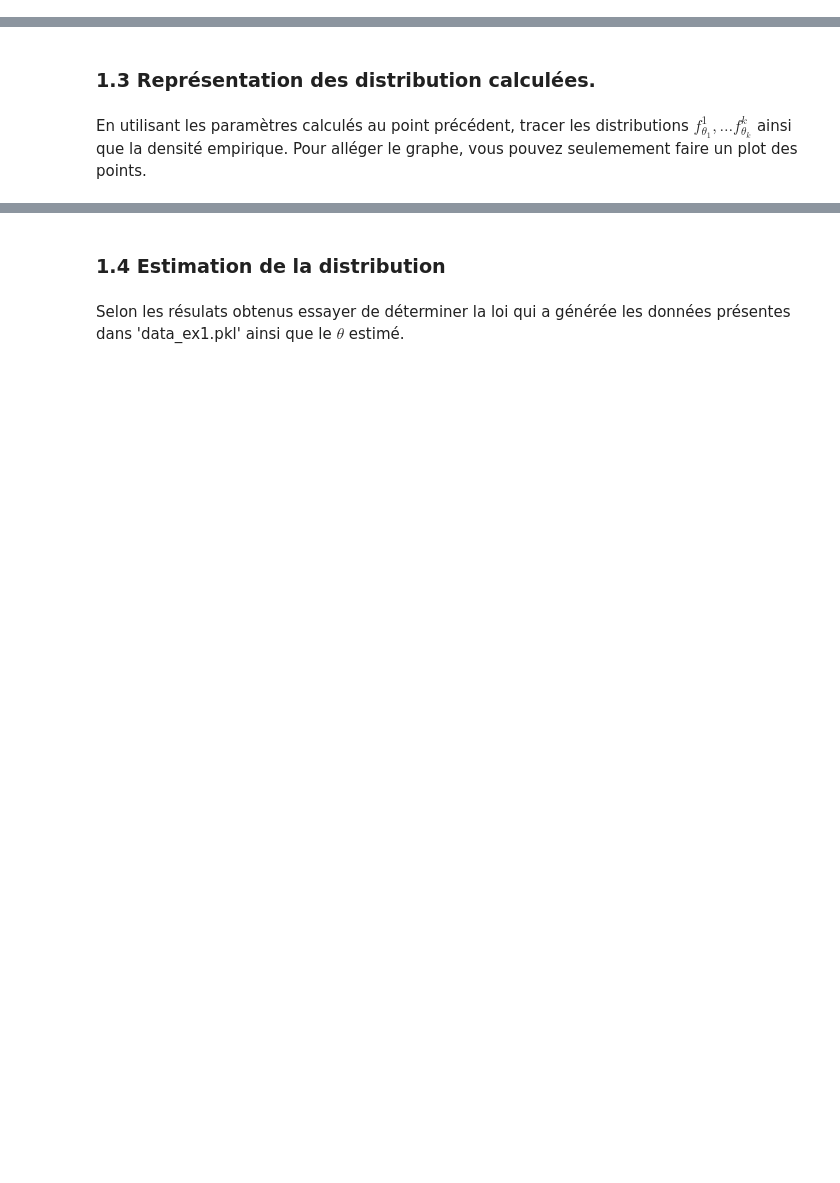
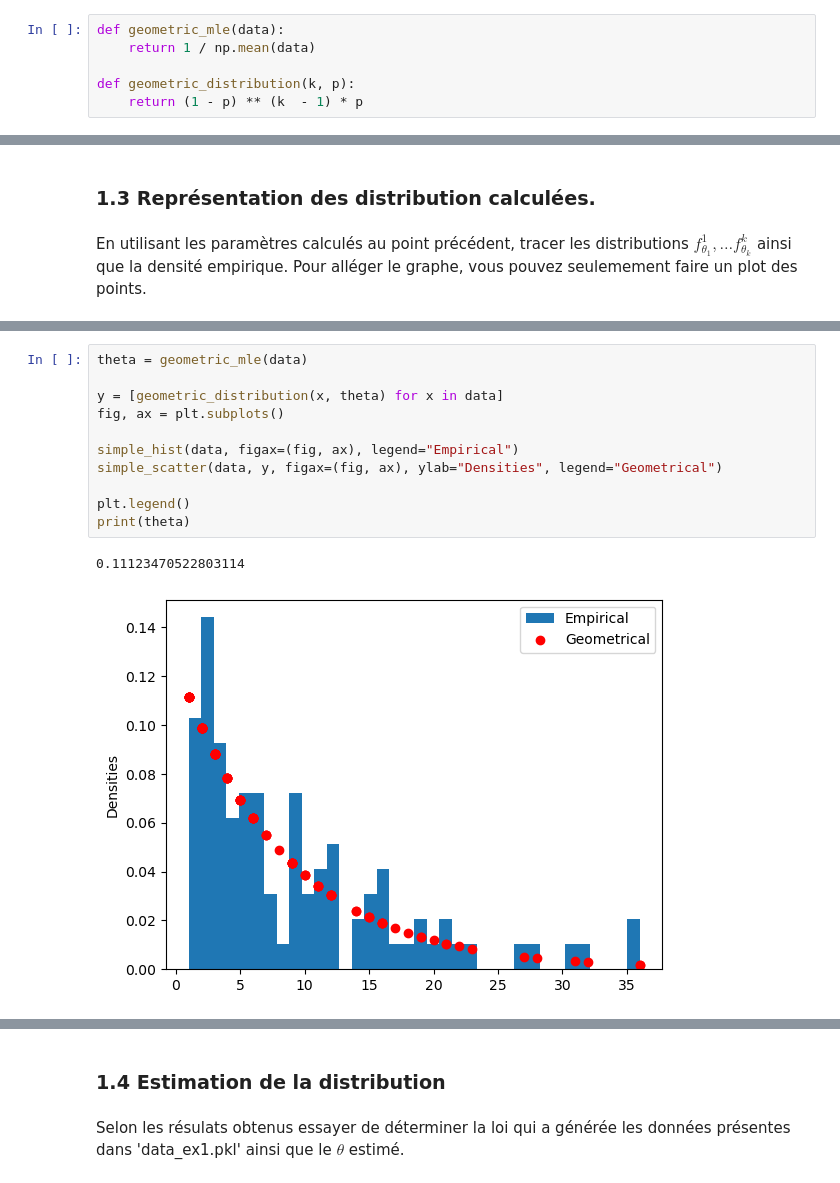
Before and after one commit to HUART1848/APV_L3, a Jupyter notebook: APV-TP3-HugoHuart-Code.ipynb, the cells around one changed output, grey strips where cells are left out. Cells and saved outputs as stored; diff of their text form; blank space fills up the shorter version.

```diff
--- a/APV-TP3-HugoHuart-Code.ipynb
+++ b/APV-TP3-HugoHuart-Code.ipynb
@@ -95,0 +108,6 @@ Procéder de la même manière pour au moins $3$ fonctions de densités différe
+# %%
+def geometric_mle(data):
+    return 1 / np.mean(data)
+
+def geometric_distribution(k, p):
+    return (1 - p) ** (k  - 1) * p
@@ -104,0 +145,14 @@ Text(0, 0.5, 'Densities')
+# %%
+theta = geometric_mle(data)
+
+y = [geometric_distribution(x, theta) for x in data]
+fig, ax = plt.subplots()
+
+simple_hist(data, figax=(fig, ax), legend="Empirical")
+simple_scatter(data, y, figax=(fig, ax), ylab="Densities", legend="Geometrical")
+
+plt.legend()
+print(theta)
+# %% [output]
+0.11123470522803114
+[figure, added]
```
Also changed, not shown: parts of 23 cells of this notebook, 1 other file.
